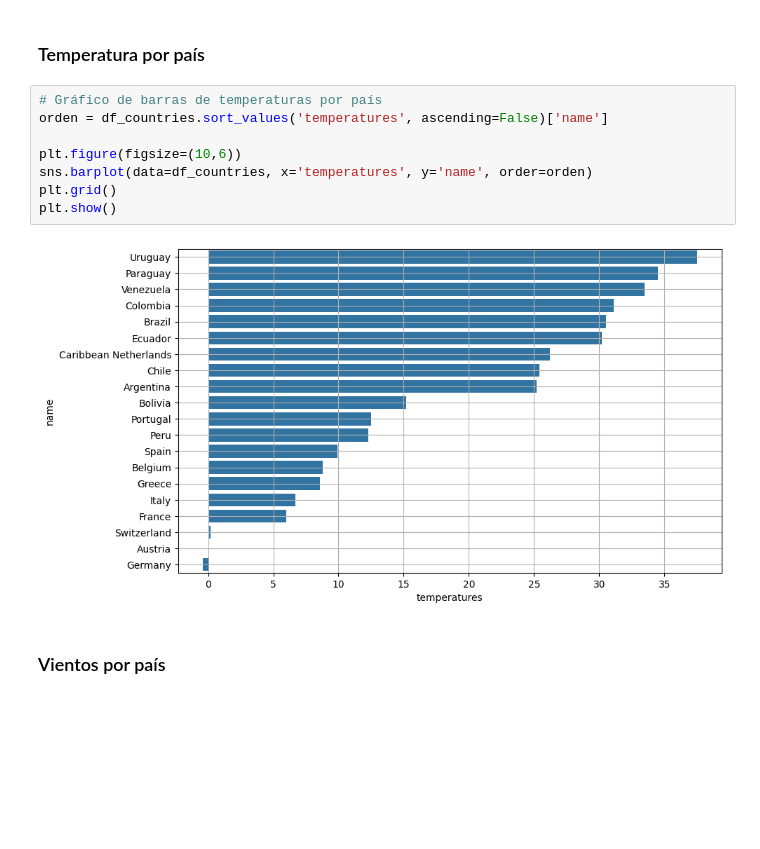
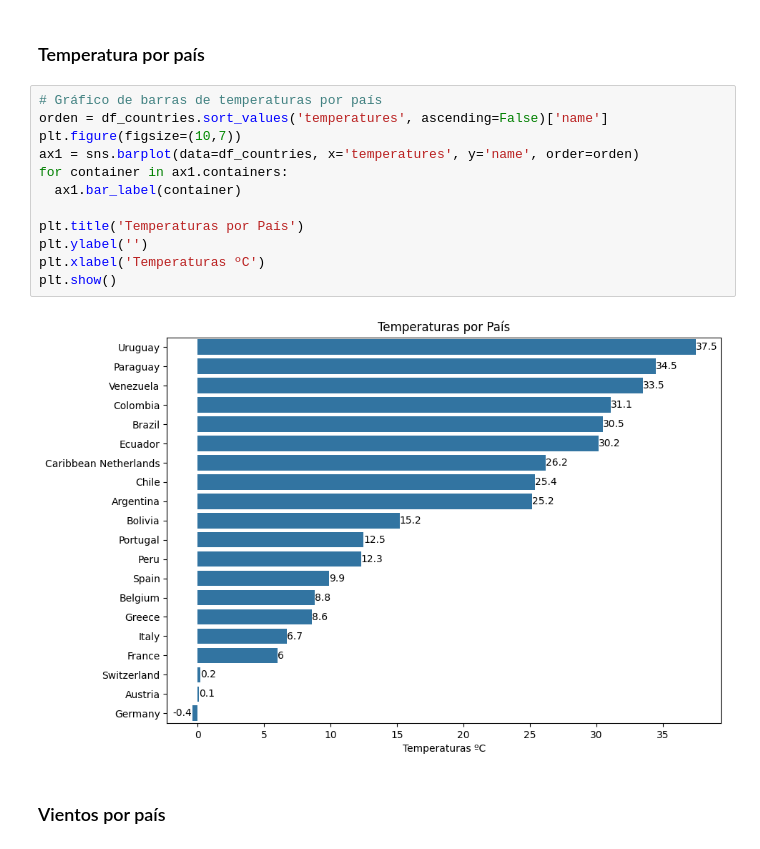
Before and after one commit to stefifm/discys_python_notebooks, a Jupyter notebook: notebook_3.ipynb, the cells around one changed output. Saved outputs shown, nothing was run; the diff lists cells and outputs as text; blank space fills up the shorter version.

Commit message:
Add changes to graphs and boxplot analysis

```diff
--- a/notebook_3.ipynb
+++ b/notebook_3.ipynb
@@ -340,13 +343,17 @@ plt.show()
 # %%
 # Gráfico de barras de temperaturas por país
 orden = df_countries.sort_values('temperatures', ascending=False)['name']
+plt.figure(figsize=(10,7))
+ax1 = sns.barplot(data=df_countries, x='temperatures', y='name', order=orden)
+for container in ax1.containers:
+  ax1.bar_label(container)
 
-plt.figure(figsize=(10,6))
-sns.barplot(data=df_countries, x='temperatures', y='name', order=orden)
-plt.grid()
+plt.title('Temperaturas por País')
+plt.ylabel('')
+plt.xlabel('Temperaturas ºC')
 plt.show()
 # %% [output]
-[figure, old version]
+[figure, new version]
 # %% [markdown]
 ### Vientos por país
 # %%
```
Also changed, not shown: parts of 7 cells of this notebook.
